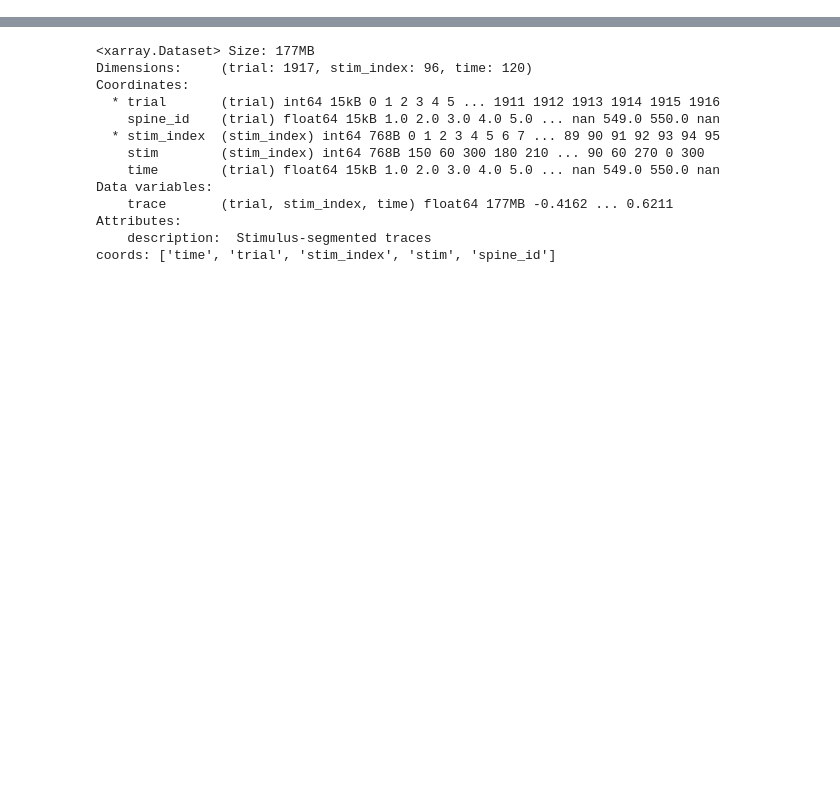
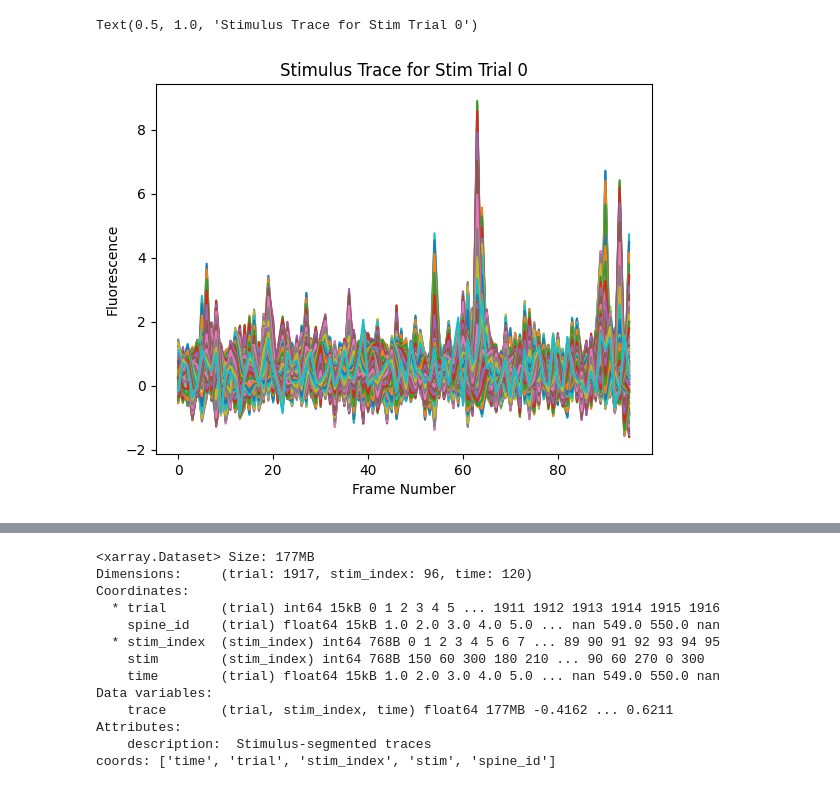
Before and after one commit to bigbrainmay/ECE594N, a Jupyter notebook: logistic_regression.ipynb, the cells around one changed output, grey strips where cells are left out. Cells and saved outputs as stored; diff of their text form; code cells hidden in the pictures; blank space fills up the shorter version.

Commit message:
added some sanity plots

```diff
--- a/logistic_regression.ipynb
+++ b/logistic_regression.ipynb
@@ -6,0 +33,8 @@ stim_ds = xr.load_dataset("stim_segmented_traces (1).nc")
+# %%
+plt.plot(stim_ds["trace"][0])
+plt.xlabel("Frame Number")
+plt.ylabel("Fluorescence")
+plt.title("Stimulus Trace for Stim Trial 0")
+# %% [output]
+Text(0.5, 1.0, 'Stimulus Trace for Stim Trial 0')
+[figure, added]
```
Also changed, not shown: parts of 8 cells of this notebook.
